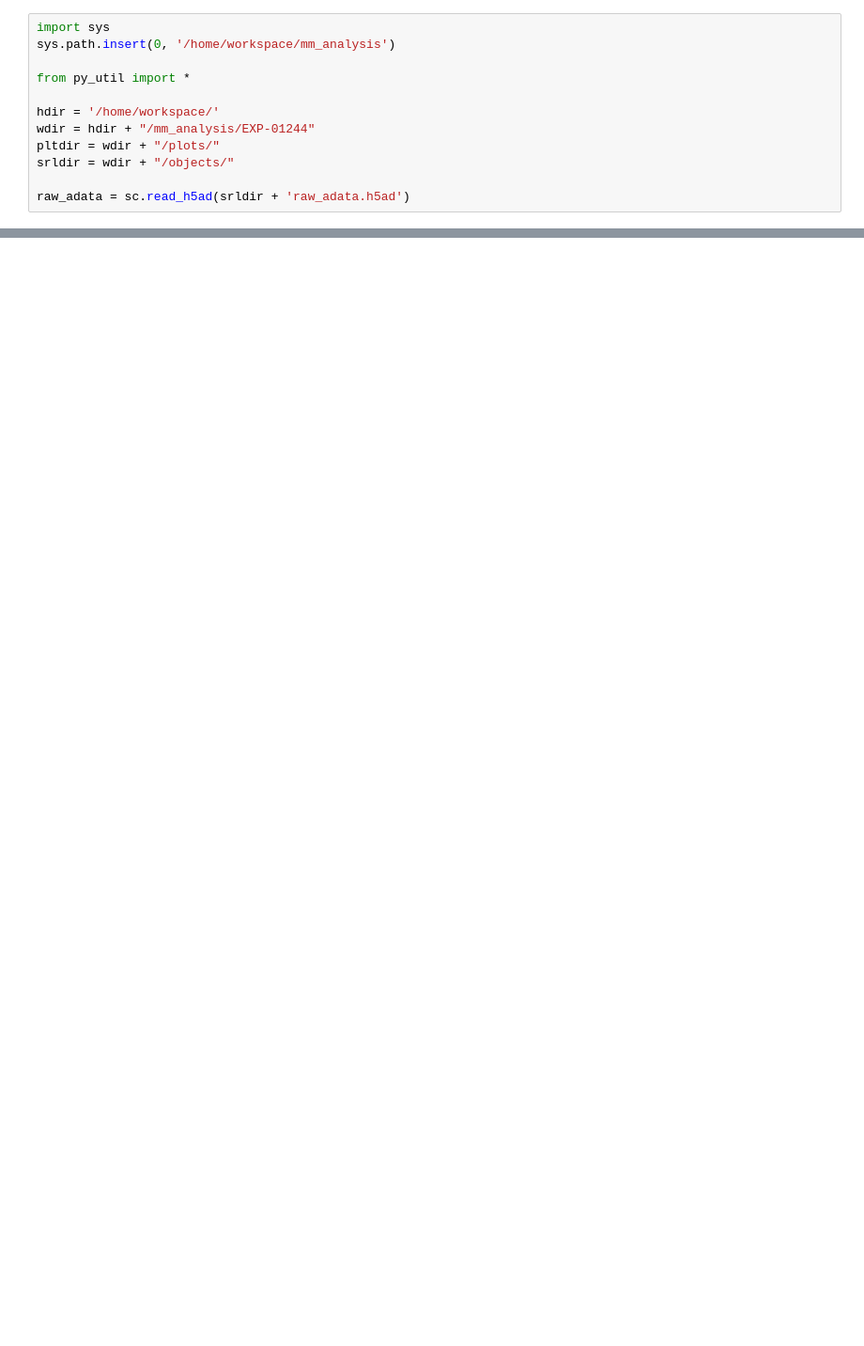
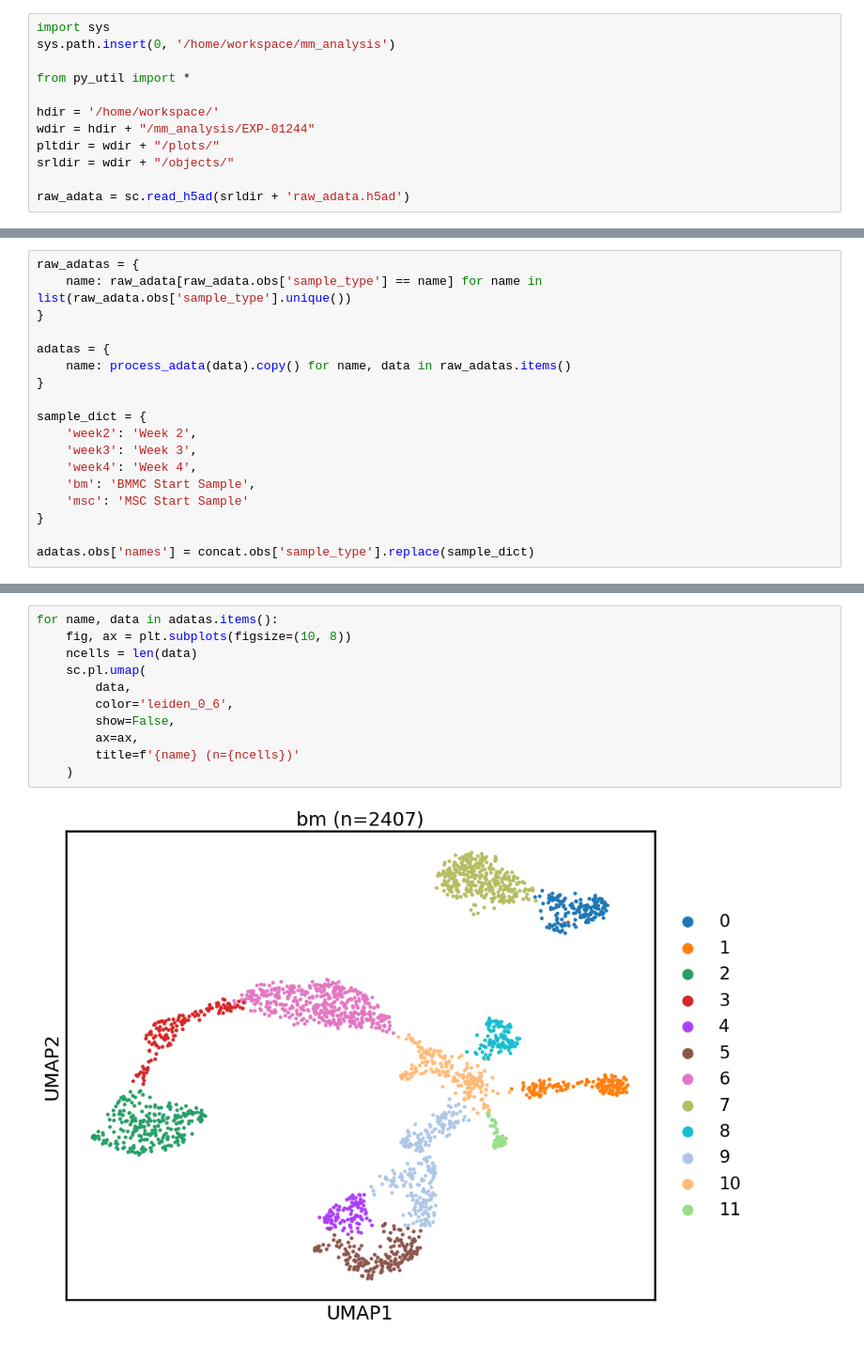
Before and after one commit to kevin-lee-aifi/mm_bm_chip_organoids, a Jupyter notebook: EXP-01244/notebooks/individual_processing.ipynb, the cells around one changed output, grey strips where cells are left out. Shown at 94% size. Saved outputs shown, nothing was run; the diff lists cells and outputs as text; blank space fills up the shorter version.

```diff
--- a/EXP-01244/notebooks/individual_processing.ipynb
+++ b/EXP-01244/notebooks/individual_processing.ipynb
@@ -65,0 +72,18 @@ def ingest_mplex_gex_h5_list(cr_outs_path):
+# %%
+raw_adatas = {
+    name: raw_adata[raw_adata.obs['sample_type'] == name] for name in list(raw_adata.obs['sample_type'].unique())
+}
+
+adatas = {
+    name: process_adata(data).copy() for name, data in raw_adatas.items()
+}
+
+sample_dict = {
+    'week2': 'Week 2',
+    'week3': 'Week 3',
+    'week4': 'Week 4',
+    'bm': 'BMMC Start Sample',
+    'msc': 'MSC Start Sample'
+}
+
+adatas.obs['names'] = concat.obs['sample_type'].replace(sample_dict)
@@ -65,0 +108,13 @@ def ingest_mplex_gex_h5_list(cr_outs_path):
+# %%
+for name, data in adatas.items():
+    fig, ax = plt.subplots(figsize=(10, 8))
+    ncells = len(data)
+    sc.pl.umap(
+        data,
+        color='leiden_0_6',
+        show=False,
+        ax=ax,
+        title=f'{name} (n={ncells})'
+    )
+# %% [output]
+[figure, added]
```
Also changed, not shown: parts of 4 cells of this notebook.
